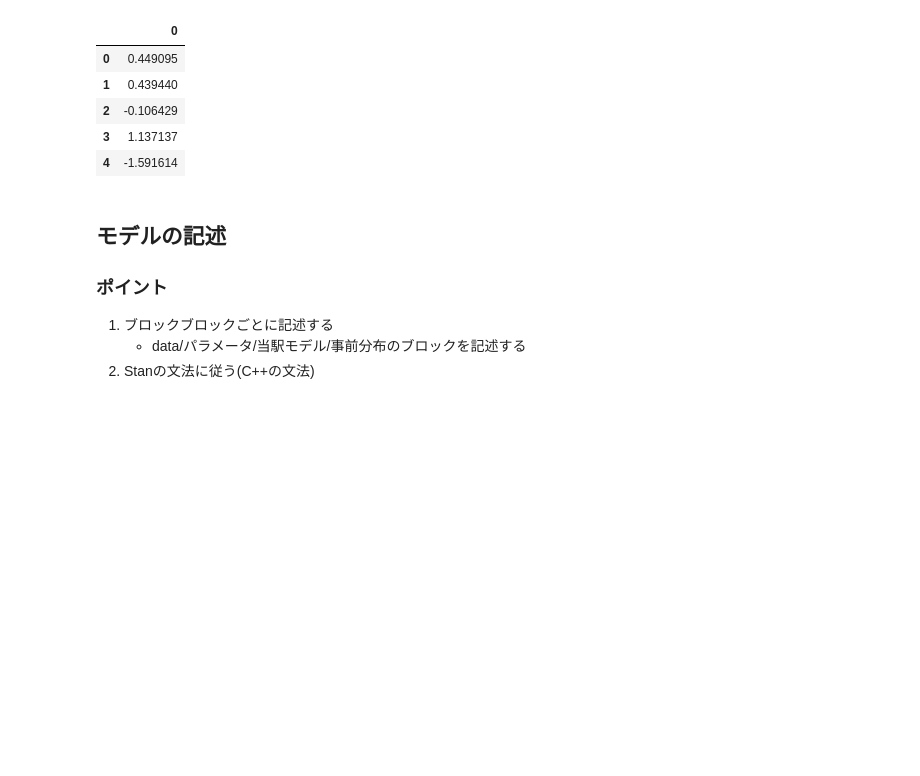
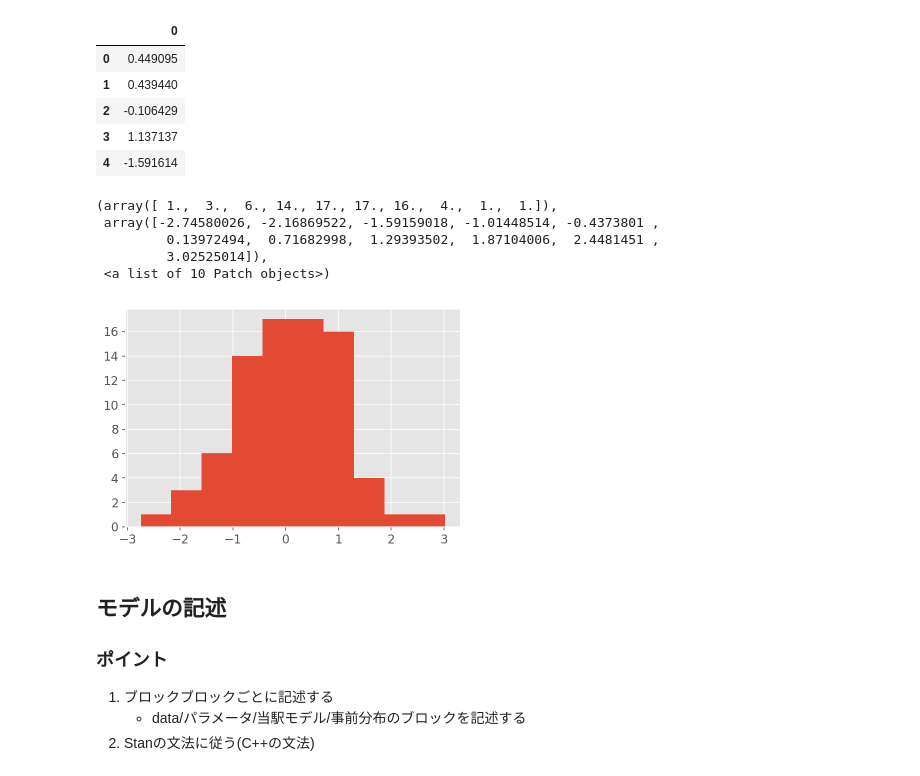
Before and after one commit to Yoshiyoshida/pystan_sample, a Jupyter notebook: pystan_Udemy/HalloWorld.ipynb, the cells around one changed output. Cells and saved outputs as stored; diff of their text form; code cells hidden in the pictures; blank space fills up the shorter version.

```diff
--- a/pystan_Udemy/HalloWorld.ipynb
+++ b/pystan_Udemy/HalloWorld.ipynb
@@ -77,6 +77,15 @@ df.head()
 | 2 | -0.106429 |
 | 3 | 1.137137 |
 | 4 | -1.591614 |
+# %%
+plt.hist(df[0])
+# %% [output]
+(array([ 1.,  3.,  6., 14., 17., 17., 16.,  4.,  1.,  1.]),
+ array([-2.74580026, -2.16869522, -1.59159018, -1.01448514, -0.4373801 ,
+         0.13972494,  0.71682998,  1.29393502,  1.87104006,  2.4481451 ,
+         3.02525014]),
+ <a list of 10 Patch objects>)
+[figure, added]
 # %% [markdown]
 ## モデルの記述
 ### ポイント
```
Also changed, not shown: parts of 5 cells of this notebook, 2 other files.
